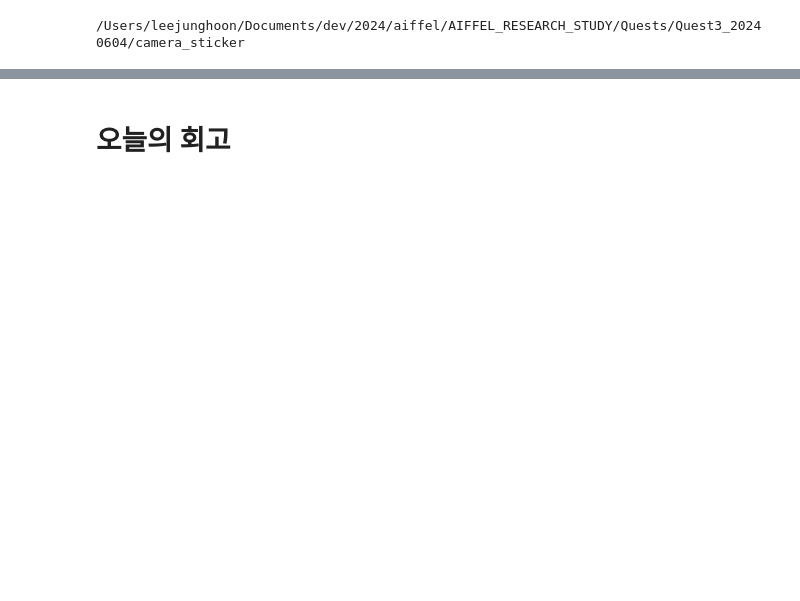
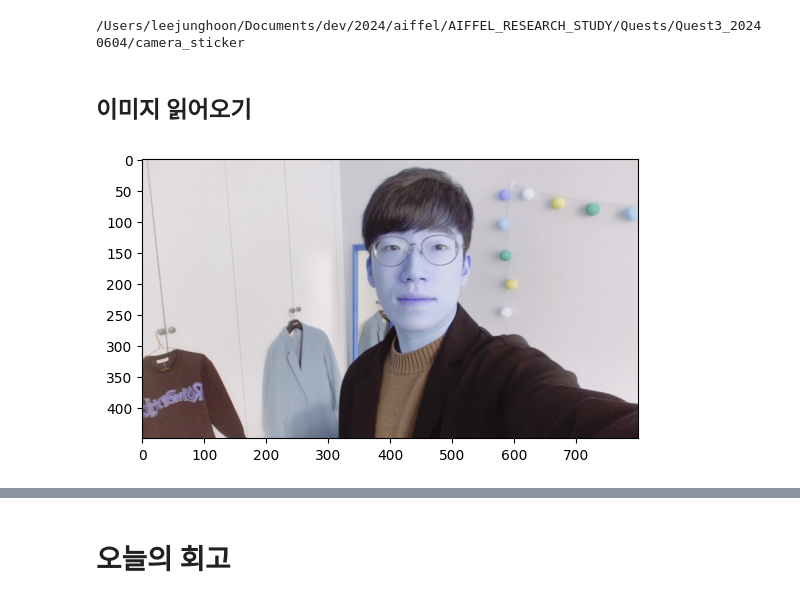
Before and after one commit to coronarita1991/AIFFEL_RESEARCH_STUDY, a Jupyter notebook: Quests/Quest3_20240604/camera_sticker/Camera_app_practice.ipynb, the cells around one changed output, grey strips where cells are left out. Cells and saved outputs as stored; diff of their text form; code cells hidden in the pictures; blank space fills up the shorter version.

```diff
--- a/Quests/Quest3_20240604/camera_sticker/Camera_app_practice.ipynb
+++ b/Quests/Quest3_20240604/camera_sticker/Camera_app_practice.ipynb
@@ -38,10 +42,14 @@ ModuleNotFoundError: No module named 'cv2'
 !pwd
 # %% [output]
 /Users/leejunghoon/Documents/dev/2024/aiffel/AIFFEL_RESEARCH_STUDY/Quests/Quest3_20240604/camera_sticker
+# %% [markdown]
+## 이미지 읽어오기
 # %%
 # my_image_path = 'aiffel/camera_sticker/images/image.png' # 본인 이미지가 있는 경로를 가지고 온다.
-my_image_path = 'aiffel/camera_sticker/images/image.png' # 본인 이미지가 있는 경로를 가지고 온다.
+my_image_path = './images/image.png' # 본인 이미지가 있는 경로를 가지고 온다.
 img_bgr = cv2.imread(my_image_path)    # OpenCV로 이미지를 불러옵니다
 img_show = img_bgr.copy()      # 출력용 이미지를 따로 보관합니다
 plt.imshow(img_bgr) # 이미지를 출력하기 위해 출력할 이미지를 올려준다. (실제 출력은 하지 않음)
 plt.show() # 이미지를 출력해준다. (실제 출력)
+# %% [output]
+[figure, added]
```
Also changed, not shown: parts of 94 cells of this notebook, 1 other file.
